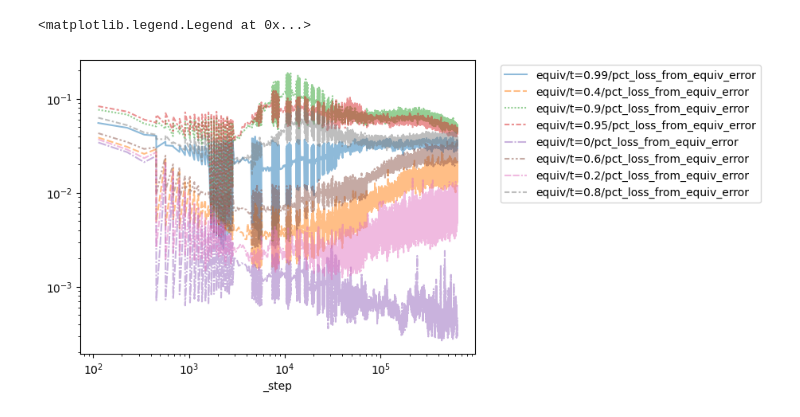
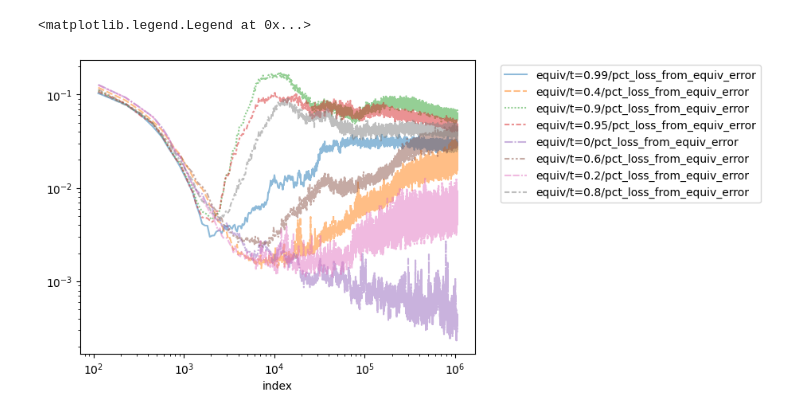
Before and after one commit to genentech/equivariance_learning, a Jupyter notebook: proteina-wandb/prot-default.ipynb, the cells around one changed output. Cells and saved outputs as stored; diff of their text form; code cells hidden in the pictures.

Commit message:
proteina plots

```diff
--- a/proteina-wandb/prot-default.ipynb
+++ b/proteina-wandb/prot-default.ipynb
@@ -54,6 +55,5 @@ Index(['equiv/t=0.99/pct_loss_from_equiv_error_1',
 # %%
-cols = ['_step'] + [col for col in df1.columns if col.startswith('equiv/t=') and col.endswith('pct_loss_from_equiv_error')]
-print(cols)
+cols = ['index'] + [col for col in df1.columns if col.startswith('equiv/t=') and col.endswith('pct_loss_from_equiv_error')]
 
-df1[cols].dropna().reset_index(drop=True).set_index('_step')
+df1[cols].dropna().reset_index(drop=True).set_index('index')
 # %% [output]
@@ -75,16 +91,17 @@ df1[cols].dropna().reset_index(drop=True).set_index('_step')
 # %%
 sns.lineplot(
-    data = df1[cols].dropna().reset_index(drop=True).set_index('_step'),
+    data = df2[cols].dropna().reset_index(drop=True).set_index('index'),
     # hue = ''
     # color = '#00a0dc',
     errorbar = None,
     alpha=0.5,
+    sort = False,
 )
 
 plt.yscale('log')
 plt.xscale('log')
 plt.legend(bbox_to_anchor=(1.05, 1), loc='upper left')
-plt.tight_layout()
+# plt.tight_layout()
 # %% [output]
 <matplotlib.legend.Legend at 0x...>
-[figure, old version]
+[figure, new version]
```
Also changed, not shown: parts of 16 cells of this notebook, 13 other files.
